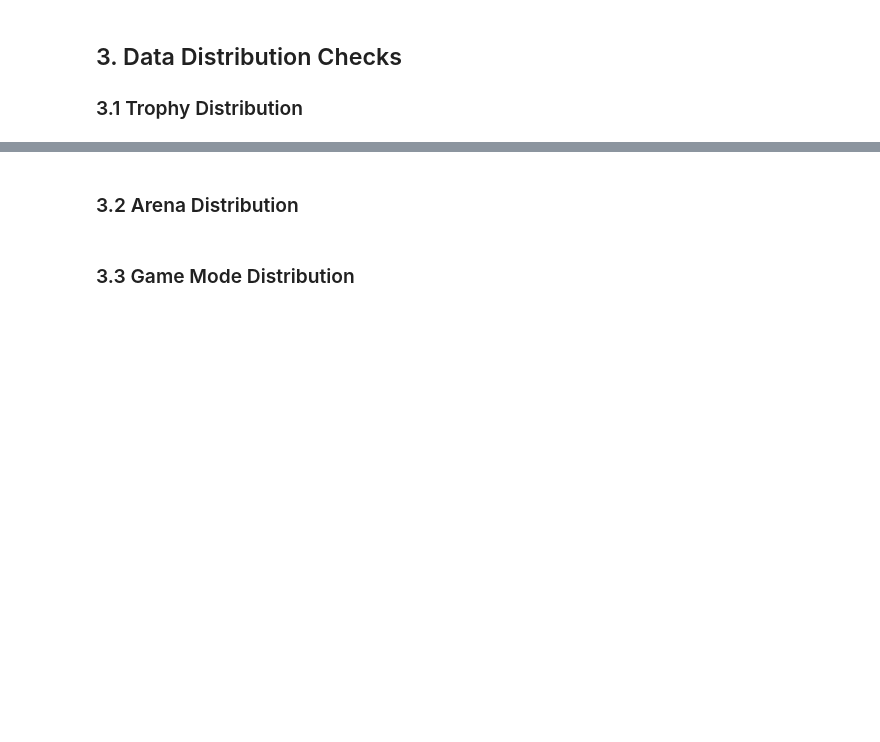
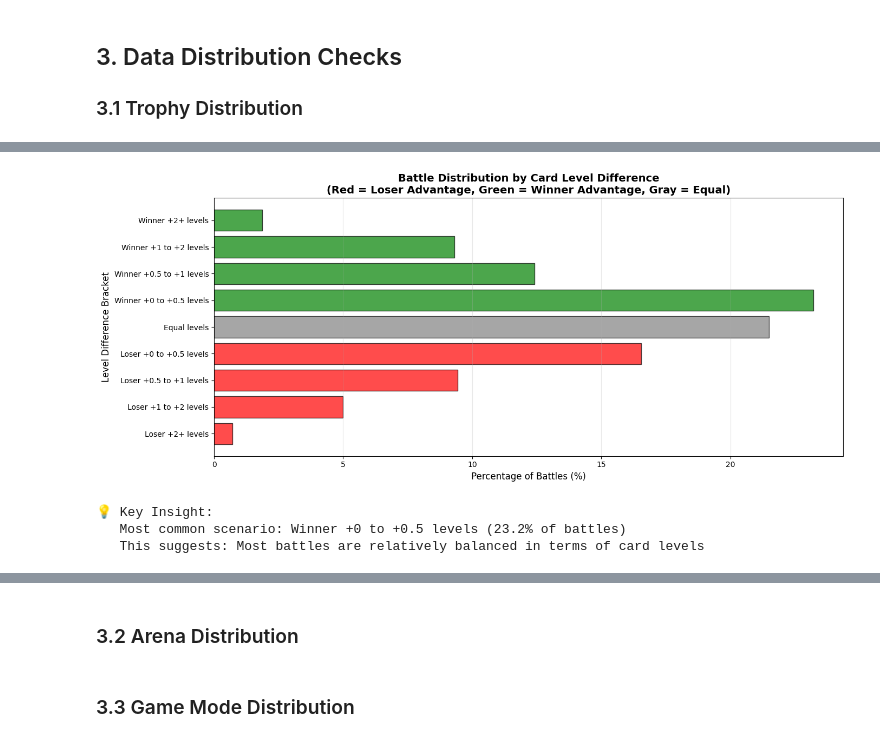
Before and after one commit to BrooklynD23/HeHeHaHa_DataRoyale, a Jupyter notebook: notebooks/01-data-profiling.ipynb, the cells around one changed output, grey strips where cells are left out. Drawn from its saved outputs; the diff is of its cells as text; code cells hidden in the pictures; blank space fills up the shorter version.

```diff
--- a/notebooks/01-data-profiling.ipynb
+++ b/notebooks/01-data-profiling.ipynb
@@ -93,0 +417,69 @@ trophy_stats
+# %%
+# Summary: Level Difference Impact Analysis
+# Calculate win rate by level difference brackets
+
+level_impact = query_to_df(con, """
+    WITH level_calc AS (
+        SELECT
+            ROUND(("winner.card1.level" + "winner.card2.level" + "winner.card3.level" +
+                   "winner.card4.level" + "winner.card5.level" + "winner.card6.level" +
+                   "winner.card7.level" + "winner.card8.level") / 8.0 -
+                  ("loser.card1.level" + "loser.card2.level" + "loser.card3.level" +
+                   "loser.card4.level" + "loser.card5.level" + "loser.card6.level" +
+                   "loser.card7.level" + "loser.card8.level") / 8.0, 1) as card_level_diff
+        FROM battles
+        WHERE "winner.card1.level" IS NOT NULL
+          AND "loser.card1.level" IS NOT NULL
+    ),
+    brackets AS (
+        SELECT
+            CASE
+                WHEN card_level_diff <= -2.0 THEN 'Loser +2+ levels'
+                WHEN card_level_diff <= -1.0 THEN 'Loser +1 to +2 levels'
+                WHEN card_level_diff <= -0.5 THEN 'Loser +0.5 to +1 levels'
+                WHEN card_level_diff < 0 THEN 'Loser +0 to +0.5 levels'
+                WHEN card_level_diff = 0 THEN 'Equal levels'
+                WHEN card_level_diff <= 0.5 THEN 'Winner +0 to +0.5 levels'
+                WHEN card_level_diff <= 1.0 THEN 'Winner +0.5 to +1 levels'
+                WHEN card_level_diff <= 2.0 THEN 'Winner +1 to +2 levels'
+                ELSE 'Winner +2+ levels'
+            END as level_bracket,
+            card_level_diff
+        FROM level_calc
+    )
+    SELECT
+        level_bracket,
+        COUNT(*) as battle_count,
+        ROUND(COUNT(*) * 100.0 / SUM(COUNT(*)) OVER (), 2) as percentage,
+        AVG(card_level_diff) as avg_level_diff
+    FROM brackets
+    GROUP BY level_bracket
+    ORDER BY AVG(card_level_diff)
+""")
+
+print("=" * 70)
+print("LEVEL DIFFERENCE IMPACT SUMMARY")
+print("=" * 70)
+print("\nBattle Distribution by Level Difference:")
+print(level_impact.to_string(index=False))
+
+# Visualize the impact
+plt.figure(figsize=(14, 6))
+plt.barh(range(len(level_impact)), level_impact['percentage'],
+         color=['red' if x < 0 else 'green' if x > 0 else 'gray'
+                for x in level_impact['avg_level_diff']],
+         alpha=0.7, edgecolor='black')
+plt.yticks(range(len(level_impact)), level_impact['level_bracket'])
+plt.xlabel('Percentage of Battles (%)', fontsize=12)
+plt.ylabel('Level Difference Bracket', fontsize=12)
+plt.title('Battle Distribution by Card Level Difference\n(Red = Loser Advantage, Green = Winner Advantage, Gray = Equal)',
+          fontsize=14, fontweight='bold')
+plt.grid(axis='x', alpha=0.3)
+plt.tight_layout()
+plt.show()
+
+print(f"\n💡 Key Insight:")
+dominant_bracket = level_impact.loc[level_impact['percentage'].idxmax()]
+print(f"   Most common scenario: {dominant_bracket['level_bracket']} ({dominant_bracket['percentage']:.1f}% of battles)")
+print(f"   This suggests: {'Level advantage is a significant factor' if abs(dominant_bracket['avg_level_diff']) > 0.5 else 'Most battles are relatively balanced in terms of card levels'}")
+# %% [output]
@@ -93,0 +503,4 @@ trophy_stats
+[figure, added]
+💡 Key Insight:
+   Most common scenario: Winner +0 to +0.5 levels (23.2% of battles)
+   This suggests: Most battles are relatively balanced in terms of card levels
```
Also changed, not shown: parts of 19 cells of this notebook, 10 other files.
